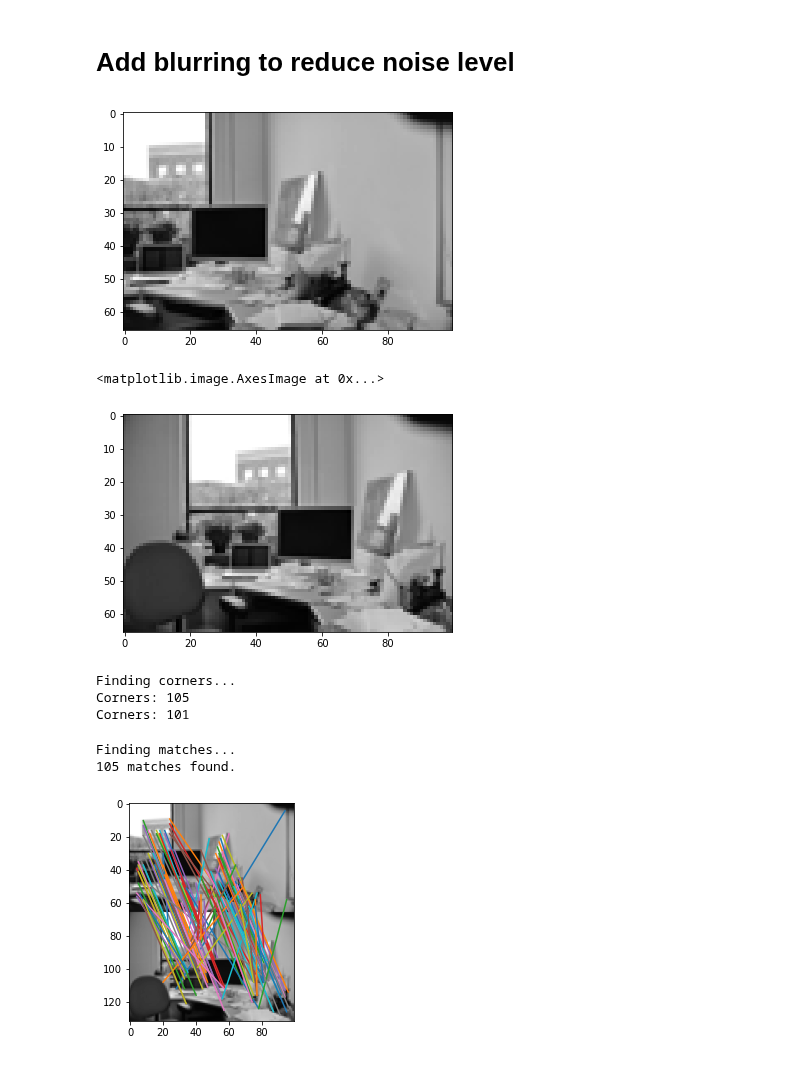
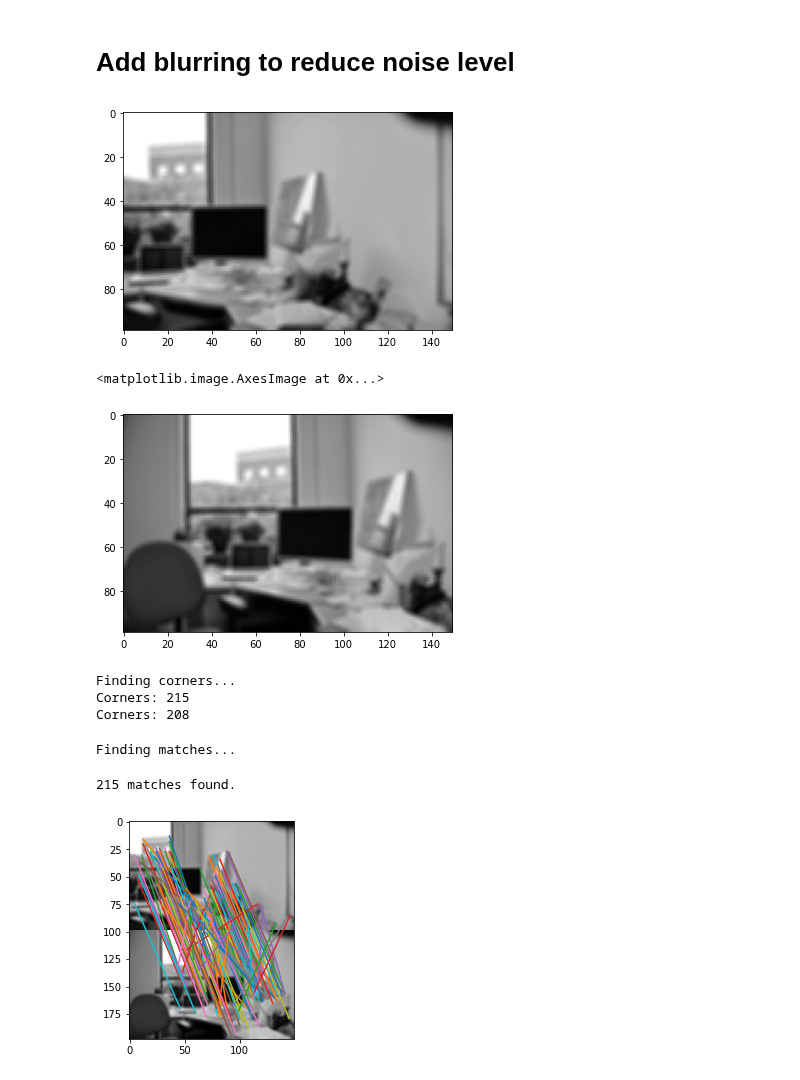
Before and after one commit to Tsmorz/computer-vision, a Jupyter notebook: Project 2/HarrisCorners.ipynb, the cells around one changed output. Saved outputs shown, nothing was run; the diff lists cells and outputs as text; code cells hidden in the pictures.

```diff
--- a/Project 2/HarrisCorners.ipynb
+++ b/Project 2/HarrisCorners.ipynb
@@ -251,7 +251,7 @@ file = 'DanaHallWay1/DSC_0282.JPG'
 file = 'DanaOffice/DSC_0308.JPG'
 image = Image.open(file)
 
-resize = np.max(image.size)/100
+resize = np.max(image.size)/150
 
 # Reduce resolution
 image1 = reduceRes(image,resize)
@@ -270,7 +270,7 @@ gray2 = rgb2gray(image2)
 # Add blurring to reduce noise level
 # %%
 # Smooth image
-blur = 1
+blur = 3
 im1 = boxFilter(gray1,blur)
 im2 = boxFilter(gray2,blur)
 
@@ -278,9 +278,9 @@ plt.imshow(im1,cmap='gray')
 plt.show()
 plt.imshow(im2,cmap='gray')
 # %% [output]
-[figure, old version]
+[figure, new version]
 <matplotlib.image.AxesImage at 0x...>
-[figure, old version]
+[figure, new version]
 # %%
 # Find sparse corners
 print('Finding corners...')
@@ -289,19 +289,19 @@ corners1 = reducedHarris(im1,width)
 corners2 = reducedHarris(im2,width)
 # %% [output]
 Finding corners...
-Corners: 105
-Corners: 101
+Corners: 215
+Corners: 208
 # %%
 # Find matches
 print('Finding matches...')
 num_matches = np.sum(corners1>0)
 matches = patch2patch(im1,im2,corners1,corners2,width,num_matches)
 print(matches.shape[0],'matches found.')
-drawLines(im1,im2,matches,0.9)
+drawLines(im1,im2,matches,0.995)
 # %% [output]
 Finding matches...
-105 matches found.
+215 matches found.
-[figure, old version]
+[figure, new version]
 # %%
 # Find matches
 print('Finding matches...')
```
Also changed, not shown: parts of 1 cell of this notebook.
